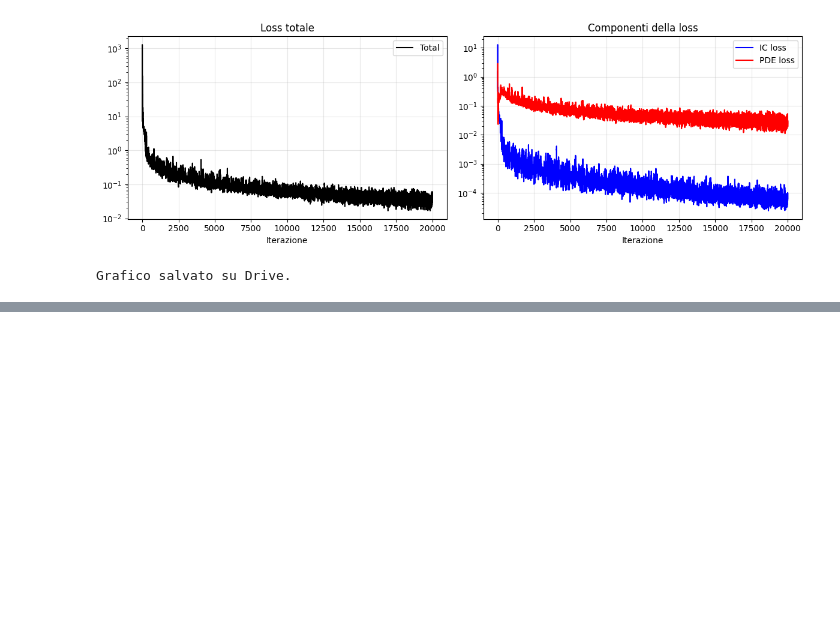
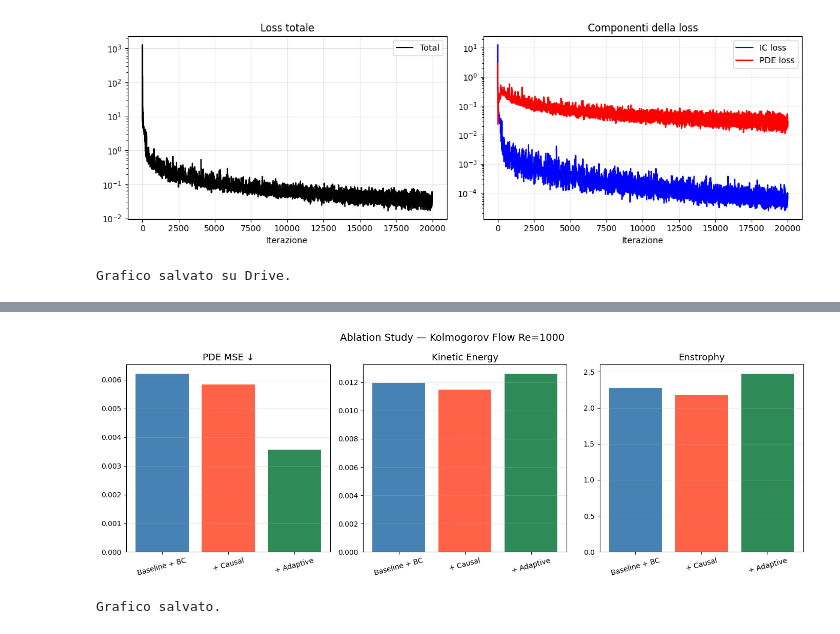
Before and after one commit to SophiaPeritz/pinn-turbolence, a Jupyter notebook: notebooks/train_colab.ipynb, the cells around one changed output, grey strips where cells are left out. Cells and saved outputs as stored; diff of their text form; code cells hidden in the pictures; blank space fills up the shorter version.

```diff
--- a/notebooks/train_colab.ipynb
+++ b/notebooks/train_colab.ipynb
@@ -113,0 +238,34 @@ Grafico salvato su Drive.
+# %%
+import json, matplotlib.pyplot as plt
+
+with open(DRIVE_DIR + '/baseline_withbc/eval_metrics.json') as f:
+    m_base = json.load(f)
+with open(DRIVE_DIR + '/causal/eval_metrics.json') as f:
+    m_causal = json.load(f)
+with open(DRIVE_DIR + '/adaptive/eval_metrics.json') as f:
+    m_adaptive = json.load(f)
+
+labels = ['Baseline + BC', '+ Causal', '+ Adaptive']
+pde    = [m_base['pde_mse'],          m_causal['pde_mse'],          m_adaptive['pde_mse']]
+ke     = [m_base['kinetic_energy'],   m_causal['kinetic_energy'],   m_adaptive['kinetic_energy']]
+enst   = [m_base['enstrophy'],        m_causal['enstrophy'],        m_adaptive['enstrophy']]
+
+fig, axes = plt.subplots(1, 3, figsize=(14, 5))
+colors = ['steelblue', 'tomato', 'seagreen']
+
+for ax, vals, title in zip(axes,
+                            [pde, ke, enst],
+                            ['PDE MSE ↓', 'Kinetic Energy', 'Enstrophy']):
+    bars = ax.bar(labels, vals, color=colors)
+    ax.set_title(title, fontsize=13)
+    ax.grid(True, alpha=0.3, axis='y')
+    ax.tick_params(axis='x', rotation=15)
+
+plt.suptitle('Ablation Study — Kolmogorov Flow Re=1000', fontsize=14)
+plt.tight_layout()
+plt.savefig(DRIVE_DIR + '/ablation_study.png', dpi=150)
+plt.show()
+print("Grafico salvato.")
+# %% [output]
+[figure, added]
+Grafico salvato.
```
Also changed, not shown: parts of 11 cells of this notebook.
